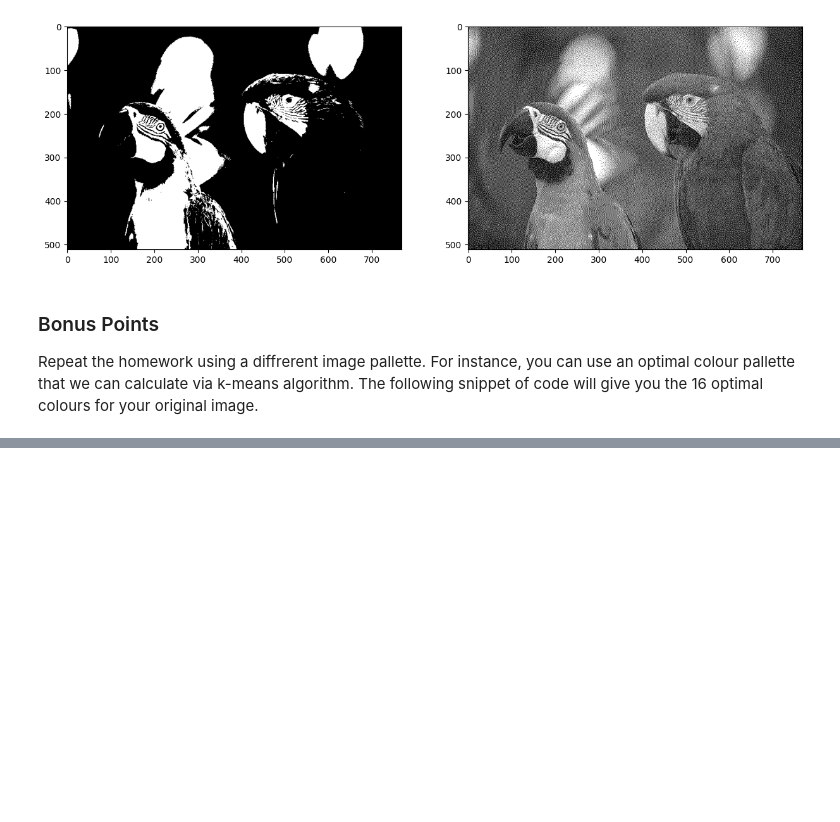
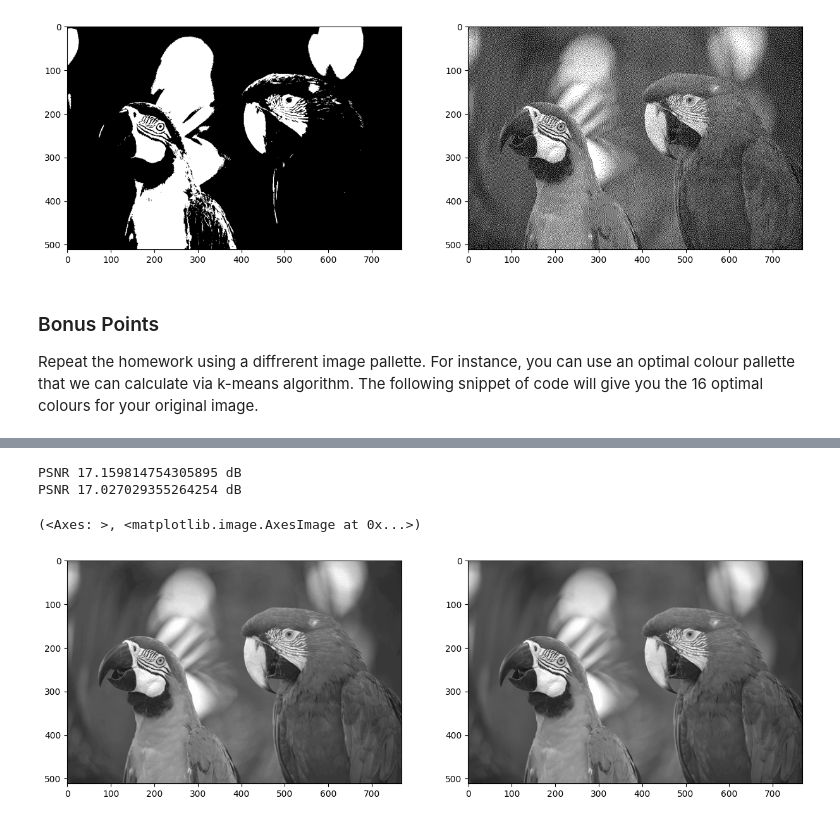
Before and after one commit to sergiyromanenko/CV-HW, a Jupyter notebook: lesson_5/homework/Homework.ipynb, the cells around one changed output, grey strips where cells are left out. Cells and saved outputs as stored; diff of their text form; code cells hidden in the pictures; blank space fills up the shorter version.

```diff
--- a/lesson_5/homework/Homework.ipynb
+++ b/lesson_5/homework/Homework.ipynb
@@ -399,0 +458,32 @@ Apply FS dithering the same way you did before.
+# %%
+# Load image
+img = cv2.imread('data/kodim23.png')
+# Convert it to RGB
+img = cv2.cvtColor(img, cv2.COLOR_BGR2RGB)
+
+# Cast the image to float
+img = img.astype(float)
+
+# Prepare for quantization
+rows, cols, channels = img.shape
+quantized = np.zeros_like(img)
+
+# Apply quantization
+for r in range(rows):
+    for c in range(cols):
+        # Extract the original pixel value
+        pixel = img[r, c, :]
+
+        # Find the closest colour from the pallette (using absolute value/Euclidean distance)
+        # Note: You may need more than one line of code here
+
+        # Calculate Euclidean distance
+        distances = np.sqrt(np.sum((colors32 - pixel) ** 2, axis=1))
+        # Find index of the closest color
+        closest_index = np.argmin(distances)
+        # Get the closest color
+        new_pixel = colors32[closest_index]
+
+
+        # Apply quantization
+        quantized[r, c, :] = new_pixel
@@ -399,0 +533,15 @@ Apply FS dithering the same way you did before.
+# %%
+# Compute average quantization error for dithered image
+# the image already casted to float
+
+print('PSNR', psnr(img, quantized), 'dB')
+print('PSNR', psnr(img, dithering), 'dB')
+
+# Show quantized image (don't forget to cast back to uint8)
+plt.subplot(121), plt.imshow(quantized.astype(np.uint8))   # optimally quantized
+plt.subplot(122), plt.imshow(dithering.astype(np.uint8))   # dithering
+# %% [output]
+PSNR 17.159814754305895 dB
+PSNR 17.027029355264254 dB
+(<Axes: >, <matplotlib.image.AxesImage at 0x...>)
+[figure, added]
```
Also changed, not shown: parts of 13 cells of this notebook.
